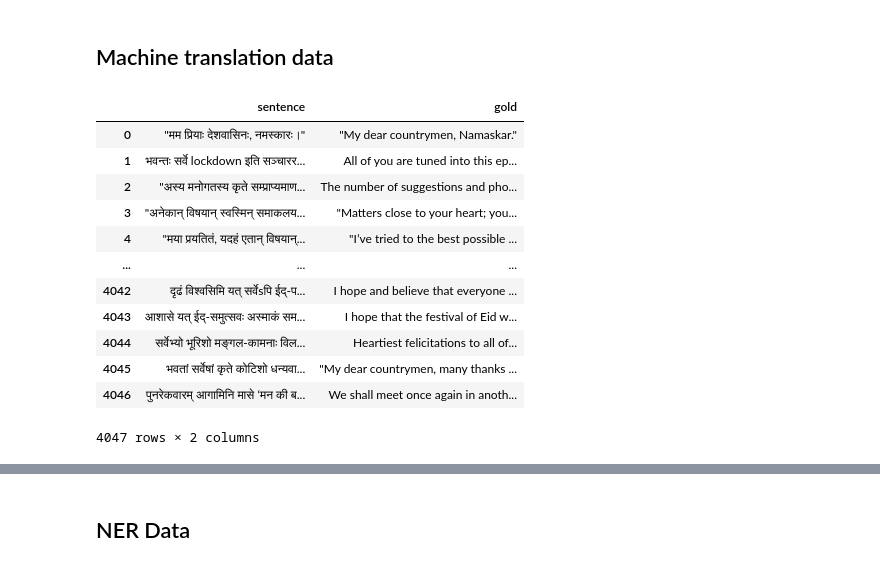
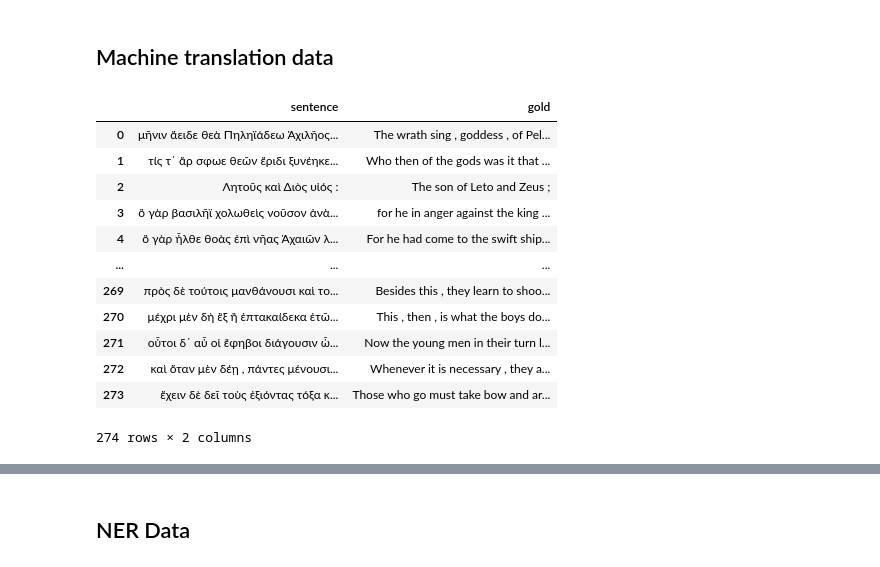
Before and after one commit to mahesh-ak/SktQA, a Jupyter notebook: Plots.ipynb, the cells around one changed output, grey strips where cells are left out. Drawn from its saved outputs; the diff is of its cells as text; code cells hidden in the pictures.

```diff
--- a/Plots.ipynb
+++ b/Plots.ipynb
@@ -694,32 +694,32 @@ dict_keys(['synonym', 'list', 'count', 'variant', 'multi-concept', 'comparison',
 # %%
 import pandas as pd
 # %%
-with open("data/mt/mkb.sa",'r') as src_fp:
-    with open("data/mt/mkb.en",'r') as tar_fp:
+with open("data/mt/grc.txt",'r') as src_fp:
+    with open("data/mt/eng.txt",'r') as tar_fp:
         src_lines = src_fp.read().split('\n')
         tar_lines = tar_fp.read().split('\n')
 
 mt_data = {'sentence': [], 'gold': []}
 for src_l, tar_l in zip(src_lines[:-1], tar_lines[:-1]):
     mt_data['sentence'].append(src_l)
     mt_data['gold'].append(tar_l)
 
 mt_df = pd.DataFrame(mt_data)
 mt_df
 # %% [output]
 |  | sentence | gold |
-| 0 | "मम प्रियाः देशवासिनः, नमस्कारः।" | "My dear countrymen, Namaskar." |
-| 1 | भवन्तः सर्वे lockdown इति सञ्चारर... | All of you are tuned into this ep... |
-| 2 | "अस्य मनोगतस्य कृते सम्प्राप्यमाण... | The number of suggestions and pho... |
-| 3 | "अनेकान् विषयान् स्वस्मिन् समाकलय... | "Matters close to your heart; you... |
-| 4 | "मया प्रयतितं, यदहं एतान् विषयान्... | "I’ve tried to the best possible ... |
+| 0 | μῆνιν ἄειδε θεὰ Πηληϊάδεω Ἀχιλῆος... | The wrath sing , goddess , of Pel... |
+| 1 | τίς τ᾽ ἄρ σφωε θεῶν ἔριδι ξυνέηκε... | Who then of the gods was it that ... |
+| 2 | Λητοῦς καὶ Διὸς υἱός : | The son of Leto and Zeus ; |
+| 3 | ὃ γὰρ βασιλῆϊ χολωθεὶς νοῦσον ἀνὰ... | for he in anger against the king ... |
+| 4 | ὃ γὰρ ἦλθε θοὰς ἐπὶ νῆας Ἀχαιῶν λ... | For he had come to the swift ship... |
 | ... | ... | ... |
-| 4042 | दृढं विश्वसिमि यत् सर्वेsपि ईद्-प... | I hope and believe that everyone ... |
-| 4043 | आशासे यत् ईद्-समुत्सवः अस्माकं सम... | I hope that the festival of Eid w... |
-| 4044 | सर्वेभ्यो भूरिशो मङ्गल-कामनाः विल... | Heartiest felicitations to all of... |
-| 4045 | भवतां सर्वेषां कृते कोटिशो धन्यवा... | "My dear countrymen, many thanks ... |
-| 4046 | पुनरेकवारम् आगामिनि मासे ‘मन की ब... | We shall meet once again in anoth... |
+| 269 | πρὸς δὲ τούτοις μανθάνουσι καὶ το... | Besides this , they learn to shoo... |
+| 270 | μέχρι μὲν δὴ ἓξ ἢ ἑπτακαίδεκα ἐτῶ... | This , then , is what the boys do... |
+| 271 | οὗτοι δ᾽ αὖ οἱ ἔφηβοι διάγουσιν ὧ... | Now the young men in their turn l... |
+| 272 | καὶ ὅταν μὲν δέῃ , πάντες μένουσι... | Whenever it is necessary , they a... |
+| 273 | ἔχειν δὲ δεῖ τοὺς ἐξιόντας τόξα κ... | Those who go must take bow and ar... |
-4047 rows × 2 columns
+274 rows × 2 columns
 # %%
 mt_df['id'] = mt_df.index + 1
 # %%
```
Also changed, not shown: parts of 6 cells of this notebook, 9 other files.
